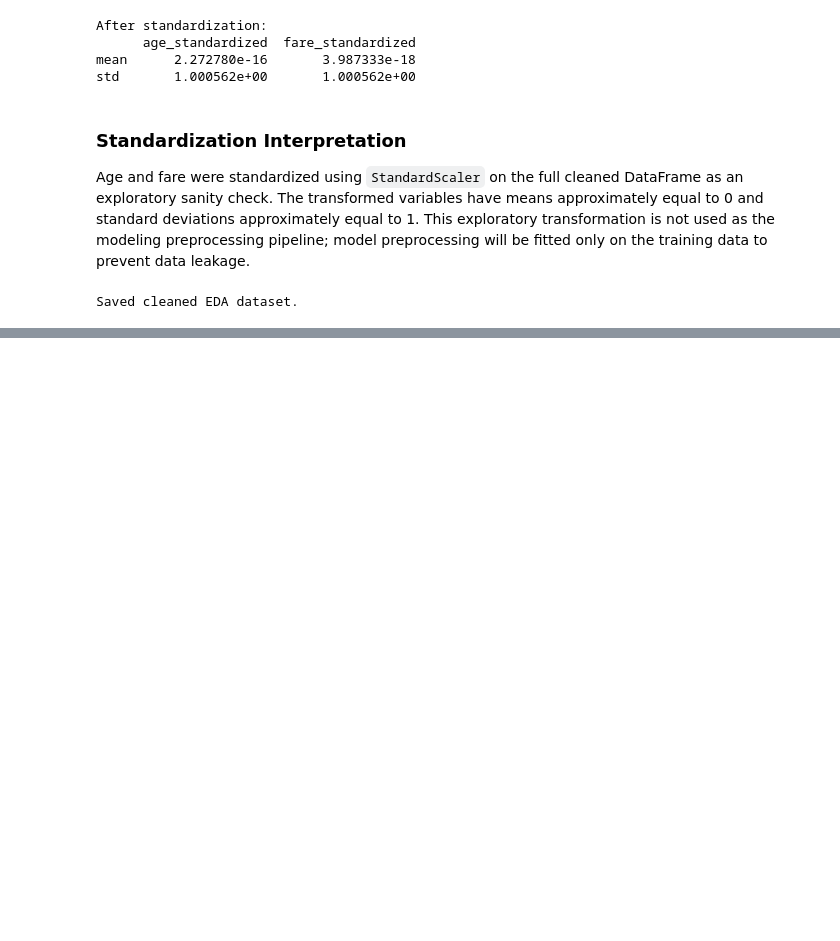
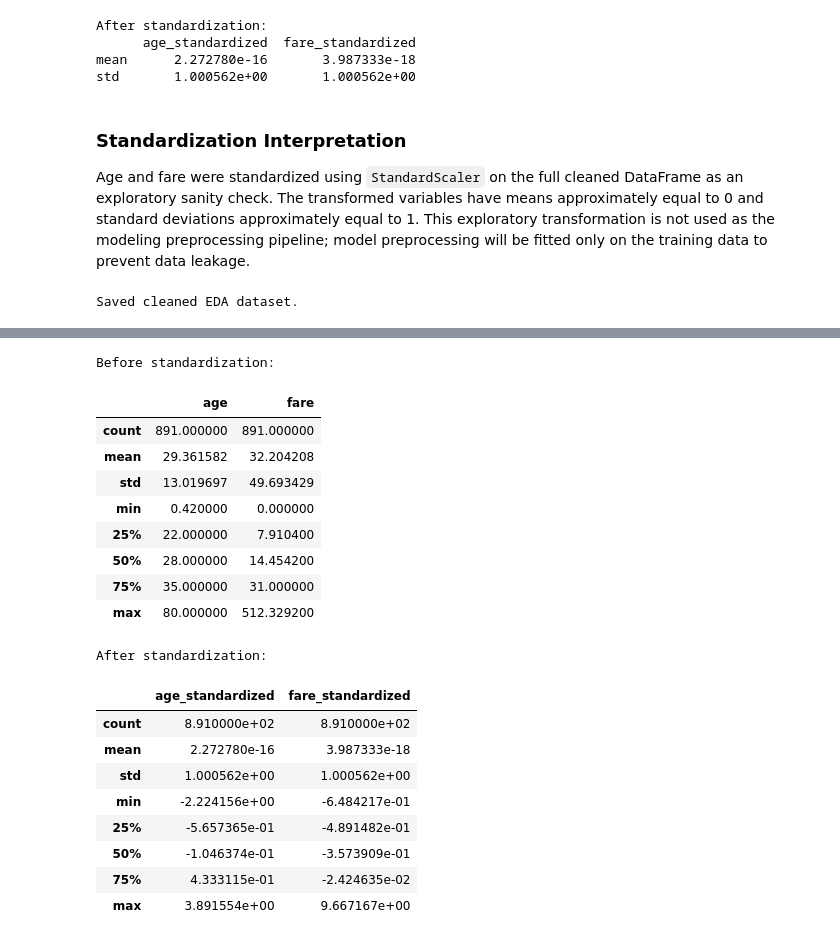
Before and after one commit to RKarthik16/zepto-ai-ml-capstone, a Jupyter notebook: analytics/01_eda.ipynb, the cells around one changed output, grey strips where cells are left out. Saved outputs shown, nothing was run; the diff lists cells and outputs as text; code cells hidden in the pictures; blank space fills up the shorter version.

```diff
--- a/analytics/01_eda.ipynb
+++ b/analytics/01_eda.ipynb
@@ -725,0 +732,53 @@ Saved cleaned EDA dataset.
+# %%
+from sklearn.preprocessing import StandardScaler
+import pandas as pd
+
+# Load the Titanic dataset
+df = pd.read_csv("titanic.csv")
+
+# Select age and fare
+standardization_df = df[["age", "fare"]].copy()
+
+# Temporarily fill missing age values for this exploratory analysis
+standardization_df["age"] = standardization_df["age"].fillna(
+    standardization_df["age"].median()
+)
+
+# Standardize age and fare
+scaler = StandardScaler()
+
+standardized_values = scaler.fit_transform(
+    standardization_df[["age", "fare"]]
+)
+
+standardized_df = pd.DataFrame(
+    standardized_values,
+    columns=["age_standardized", "fare_standardized"]
+)
+
+print("Before standardization:")
+display(standardization_df[["age", "fare"]].describe())
+
+print("\nAfter standardization:")
+display(standardized_df.describe())
+# %% [output]
+Before standardization:
+|  | age | fare |
+| count | 891.000000 | 891.000000 |
+| mean | 29.361582 | 32.204208 |
+| std | 13.019697 | 49.693429 |
+| min | 0.420000 | 0.000000 |
+| 25% | 22.000000 | 7.910400 |
+| 50% | 28.000000 | 14.454200 |
+| 75% | 35.000000 | 31.000000 |
+| max | 80.000000 | 512.329200 |
+After standardization:
+|  | age_standardized | fare_standardized |
+| count | 8.910000e+02 | 8.910000e+02 |
+| mean | 2.272780e-16 | 3.987333e-18 |
+| std | 1.000562e+00 | 1.000562e+00 |
+| min | -2.224156e+00 | -6.484217e-01 |
+| 25% | -5.657365e-01 | -4.891482e-01 |
+| 50% | -1.046374e-01 | -3.573909e-01 |
+| 75% | 4.333115e-01 | -2.424635e-02 |
+| max | 3.891554e+00 | 9.667167e+00 |
```
Also changed, not shown: parts of 1 cell of this notebook, 1 other file.
